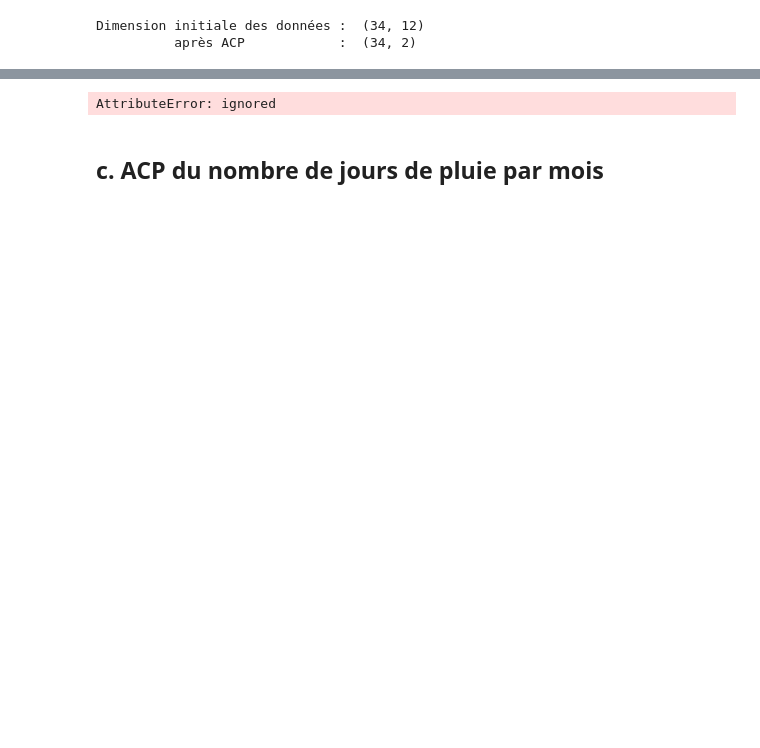
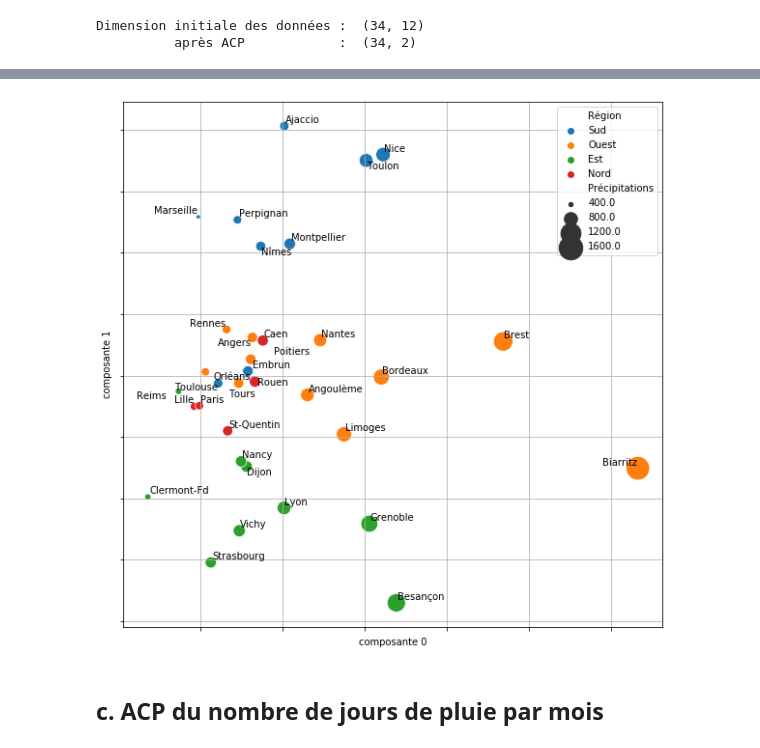
Before and after one commit to campusplage/compte-rendus-mullier_alberjaoui, a Jupyter notebook: TP2_sklearn.ipynb, the cells around one changed output, grey strips where cells are left out. Cells and saved outputs as stored; diff of their text form; code cells hidden in the pictures; blank space fills up the shorter version.

```diff
--- a/TP2_sklearn.ipynb
+++ b/TP2_sklearn.ipynb
@@ -533,27 +555,30 @@ AttributeError: ignored
 # %%
-# le code est presque le même, on rajoute juste une information de taille
+from adjustText import adjust_text
+
+# On affiche le graph avec la composante 0 en x, la composante 1 en y,
+# le volume total des précipitations en taille, et la région en couleur
 g = sns.scatterplot(x='composante 0',
-                y='composante 1',
-                size='interprétabilité',
-                sizes=(20,1000),
-                data=villes_pca,
-                hue='Région')
+                    y='composante 1',
+                    data=villes_data,
+                    hue='Région',
+                    size='Précipitations',
+                    sizes=(20,600))
 
 # on agrandit la figure, on annote...
 g.figure.set_size_inches(10,10)
 ax = plt.gca()
 texts = []
-for i, (text_x,text_y) in enumerate(villes_pca.iloc[:,:2].to_numpy()):
-  texts.append(ax.annotate(villes_pca.index[i], (text_x,text_y)))
+for i, (text_x,text_y) in enumerate(villes_data.iloc[:,:2].to_numpy()):
+  texts.append(ax.annotate(villes_data.index[i], (text_x,text_y)))
 adjust_text(texts)
 
-## on supprime les informations sur les axes, on rajout un titre et une légende
+
+# On supprime les indications sur les axes
 plt.gca().set_yticklabels([])
 plt.gca().set_xticklabels([])
-plt.title('Analyse en composante principale');
-plt.gca().legend(prop={'size': 19}, bbox_to_anchor=(1.5, 1.0));
+plt.grid()
 # %% [output]
-AttributeError: ignored
+[figure, added]
 # %% [markdown]
 ## c. ACP du nombre de jours de pluie par mois
 # %%
```
Also changed, not shown: parts of 4 cells of this notebook.
